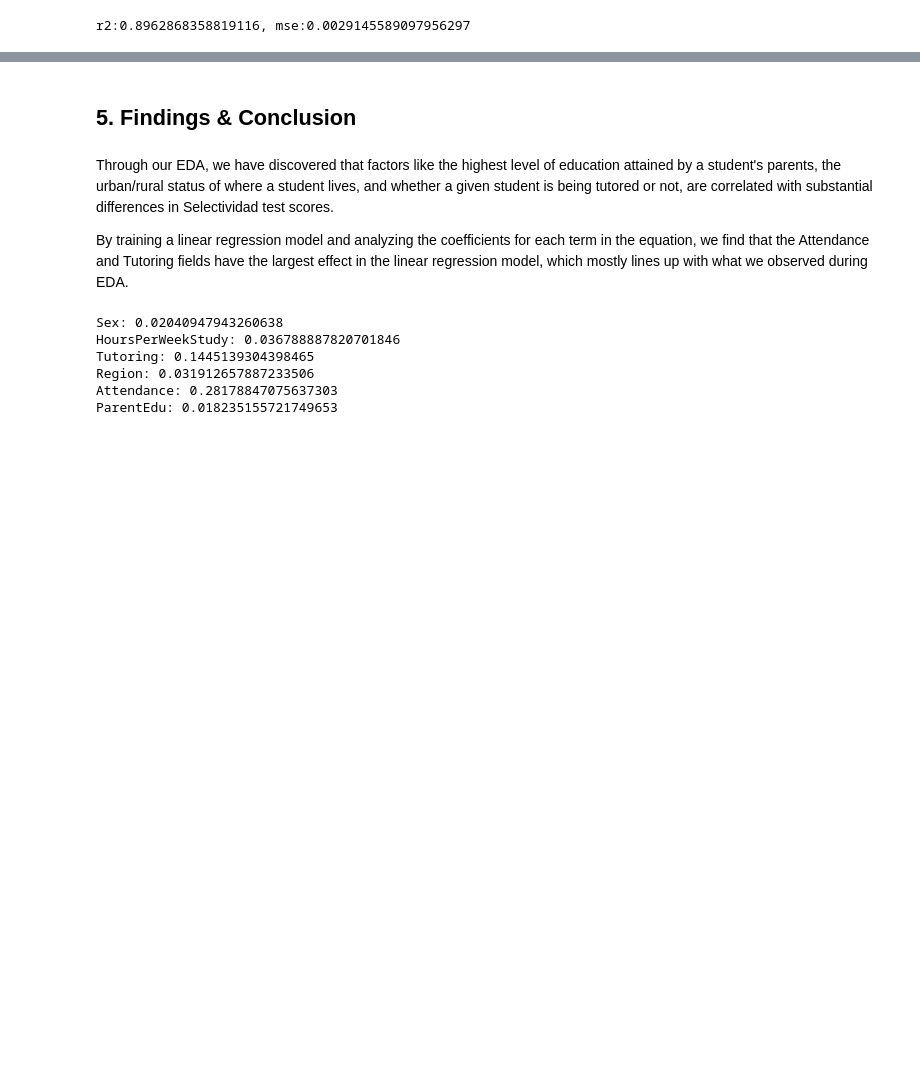
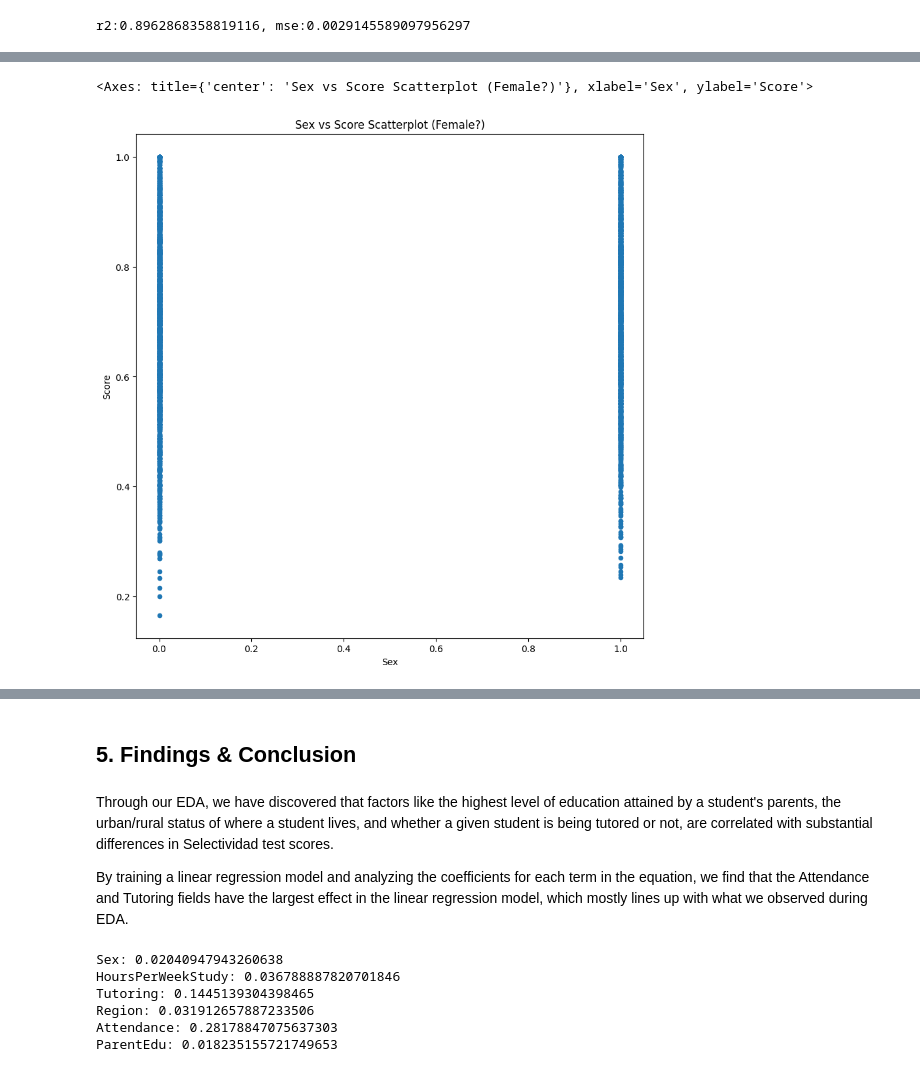
Before and after one commit to deslumoprime/is312, a Jupyter notebook: rtzhang2/RaymondZhangIS312WA2.ipynb, the cells around one changed output, grey strips where cells are left out. Cells and saved outputs as stored; diff of their text form; code cells hidden in the pictures; blank space fills up the shorter version.

```diff
--- a/rtzhang2/RaymondZhangIS312WA2.ipynb
+++ b/rtzhang2/RaymondZhangIS312WA2.ipynb
@@ -236,0 +257,5 @@ r2:0.8962868358819116, mse:0.0029145589097956297
+# %%
+df1.plot.scatter("Sex", "Score", title="Sex vs Score Scatterplot (Female?)", figsize=(10,10))
+# %% [output]
+<Axes: title={'center': 'Sex vs Score Scatterplot (Female?)'}, xlabel='Sex', ylabel='Score'>
+[figure, added]
```
Also changed, not shown: parts of 28 cells of this notebook, 1 other file.
